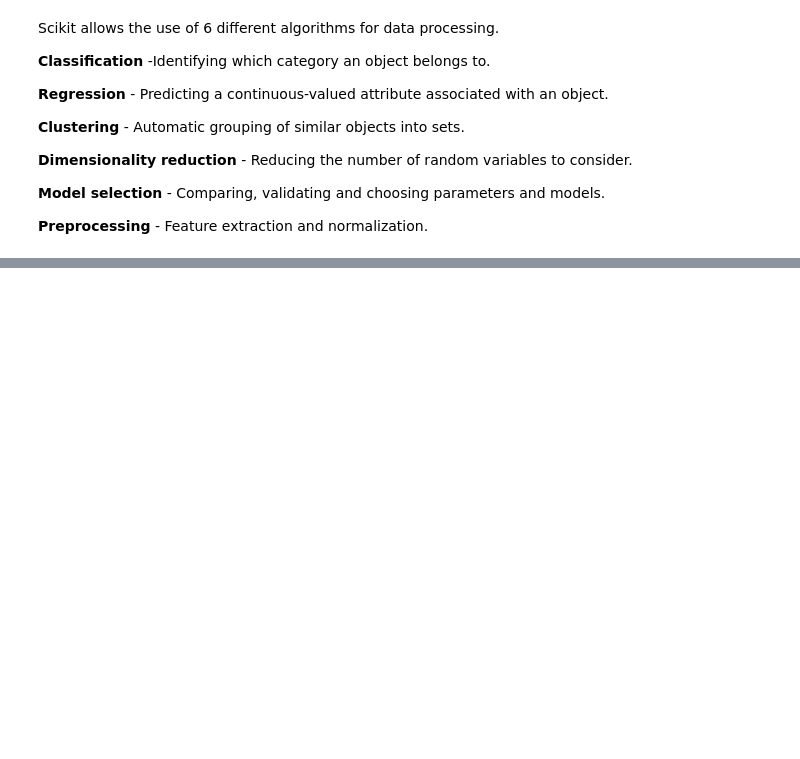
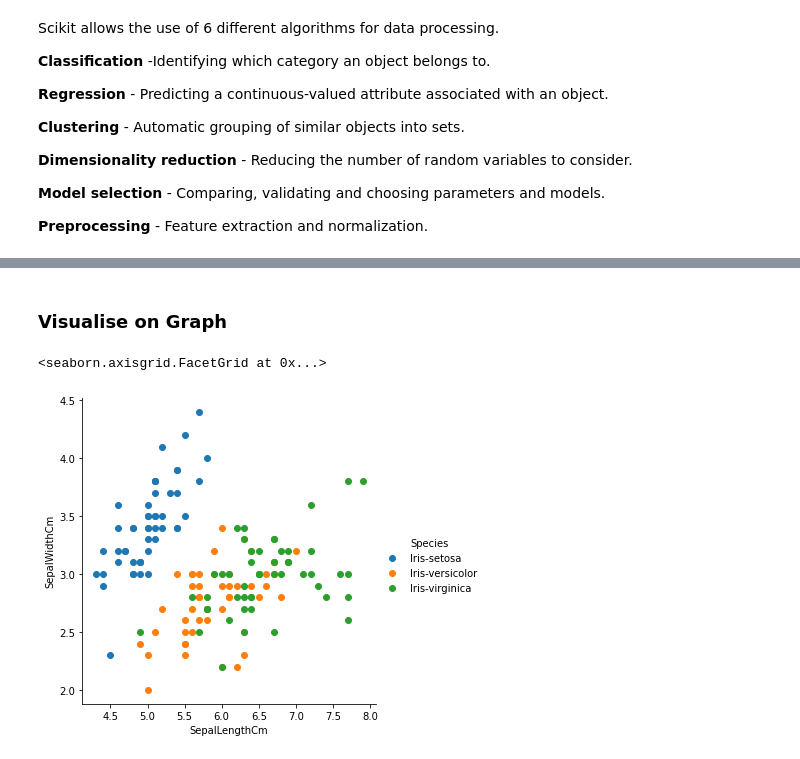
Before and after one commit to EndaGoggin/Emerging_Technologies, a Jupyter notebook: scikit-learn.ipynb, the cells around one changed output, grey strips where cells are left out. Drawn from its saved outputs; the diff is of its cells as text; code cells hidden in the pictures; blank space fills up the shorter version.

```diff
--- a/scikit-learn.ipynb
+++ b/scikit-learn.ipynb
@@ -43,0 +74,3 @@ Scikit allows the use of 6 different algorithms for data processing.
+# %%
+# Load iris dataset
+df = pd.read_csv("Datasets/iris.csv")
@@ -43,0 +124,8 @@ Scikit allows the use of 6 different algorithms for data processing.
+# %% [markdown]
+### Visualise on Graph
+# %%
+sns.FacetGrid(df,hue='Species',height=5).map(plt.scatter,'SepalLengthCm','SepalWidthCm')\
+.add_legend()
+# %% [output]
+<seaborn.axisgrid.FacetGrid at 0x...>
+[figure, added]
```
Also changed, not shown: parts of 21 cells of this notebook, 2 other files.
